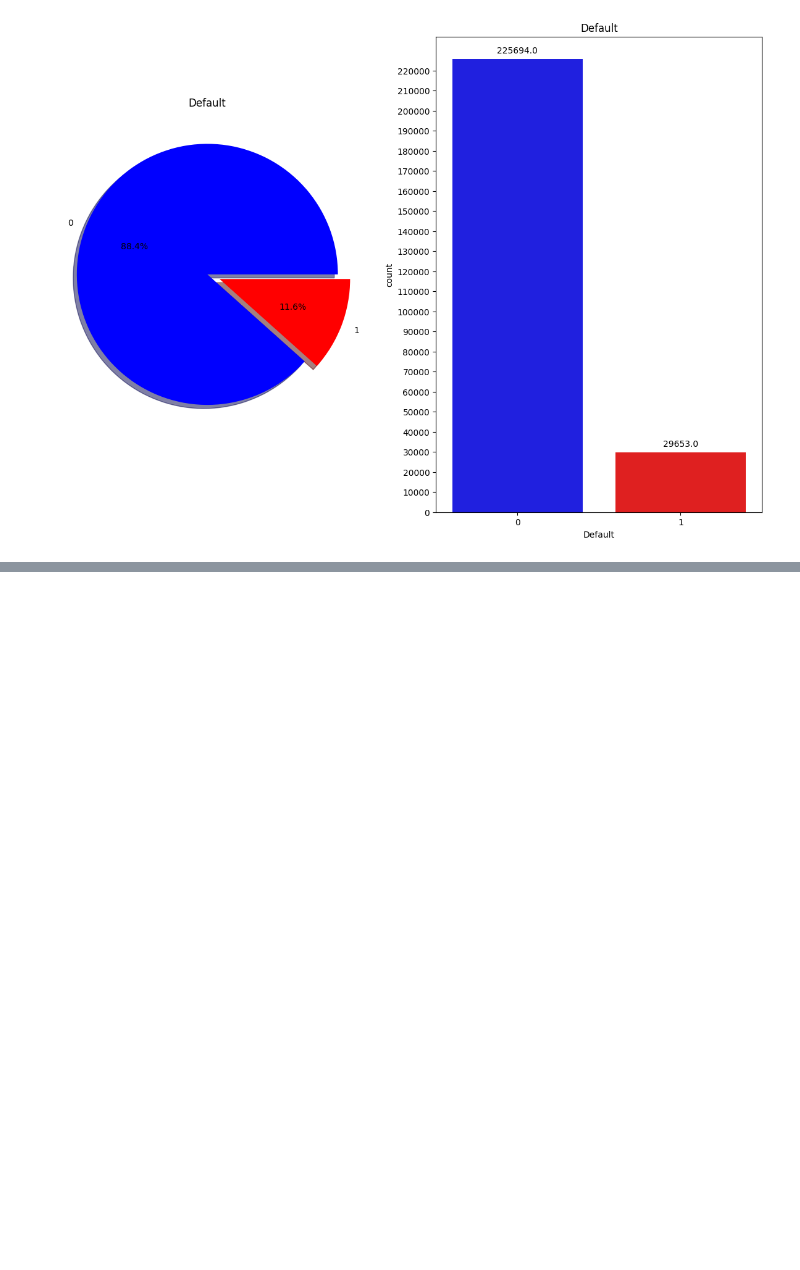
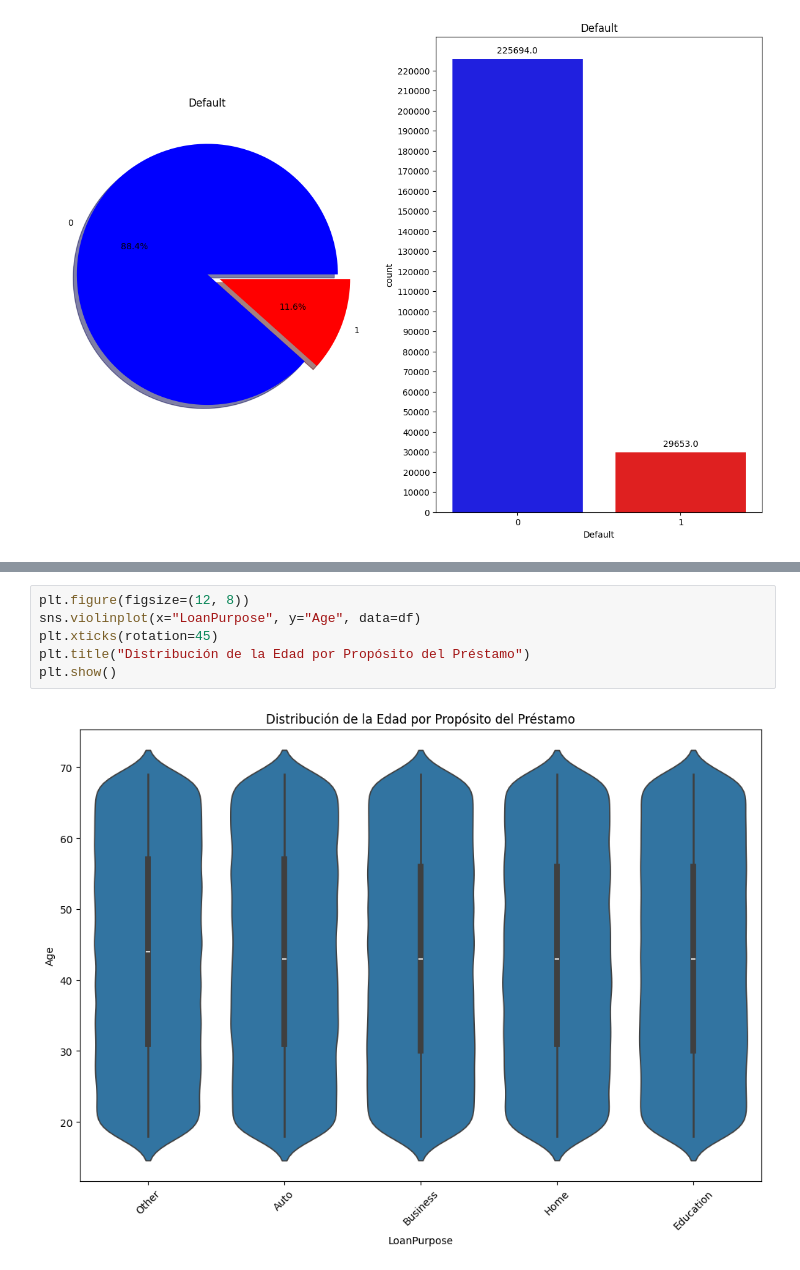
Before and after one commit to alexdaniel-23/Loan-Default-Prediction-Dataset, a Jupyter notebook: morosidad_prestamos.ipynb, the cells around one changed output, grey strips where cells are left out. Saved outputs shown, nothing was run; the diff lists cells and outputs as text; blank space fills up the shorter version.

```diff
--- a/morosidad_prestamos.ipynb
+++ b/morosidad_prestamos.ipynb
@@ -382,0 +390,8 @@ En base a los graficos de pastel y el grafico de bararra obervamos lo siguiente:
+# %%
+plt.figure(figsize=(12, 8))
+sns.violinplot(x="LoanPurpose", y="Age", data=df)
+plt.xticks(rotation=45)
+plt.title("Distribución de la Edad por Propósito del Préstamo")
+plt.show()
+# %% [output]
+[figure, added]
```
Also changed, not shown: parts of 6 cells of this notebook.
